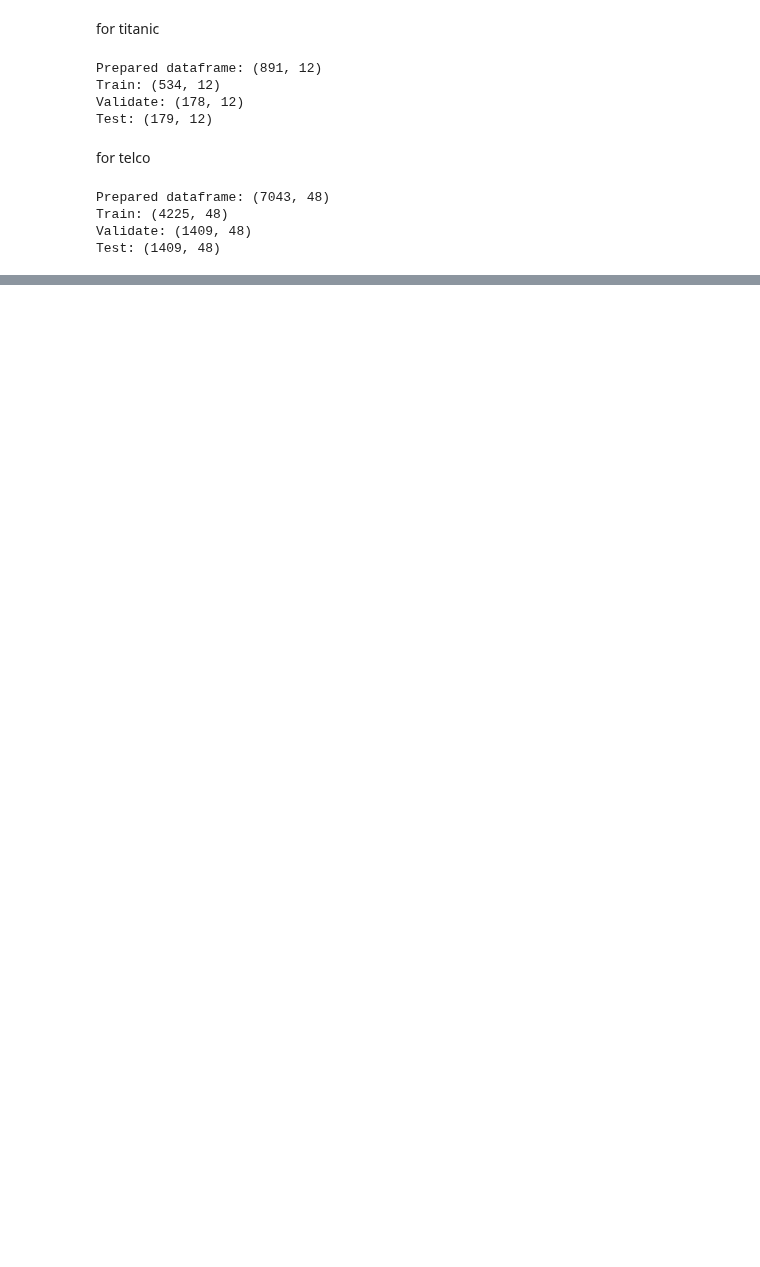
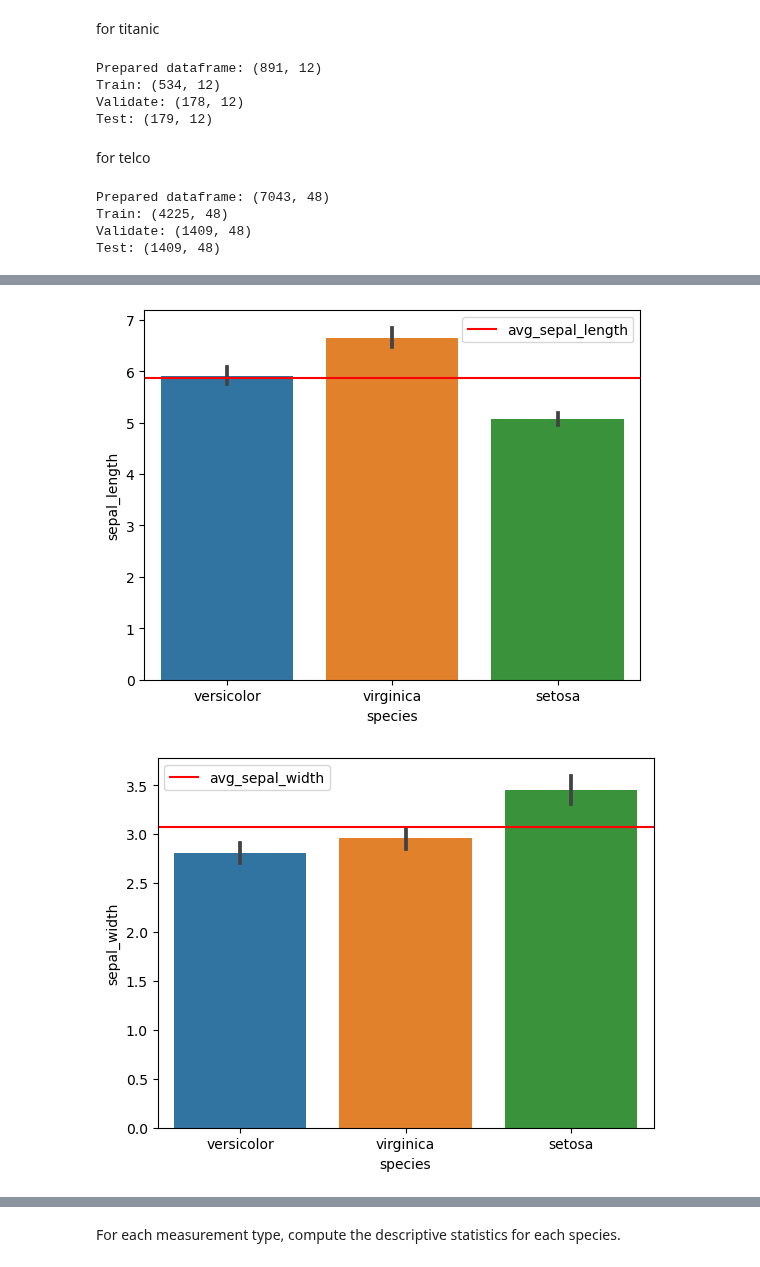
Before and after one commit to JAJCole/classification-exercises, a Jupyter notebook: classification_exercises.ipynb, the cells around one changed output, grey strips where cells are left out. Drawn from its saved outputs; the diff is of its cells as text; code cells hidden in the pictures; blank space fills up the shorter version.

```diff
--- a/classification_exercises.ipynb
+++ b/classification_exercises.ipynb
@@ -665,0 +812,18 @@ Test: (1409, 48)
+# %%
+# function for all features and their avg line
+
+
+features = ['sepal_length', 'sepal_width', 'petal_length', 'petal_width']
+
+plot_avg_line = lambda feature: (
+    sns.barplot(x='species', y=feature, data=train_iris),
+    plt.axhline(train_iris[feature].mean(), label=f'avg_{feature}', color='r'),
+    plt.legend(),
+    plt.show()
+)
+
+for feature in features:
+    plot_avg_line(feature)
+# %% [output]
+[figure, added]
+[figure, added]
@@ -665,0 +832,2 @@ Test: (1409, 48)
+# %% [markdown]
+For each measurement type, compute the descriptive statistics for each species.
```
Also changed, not shown: parts of 35 cells of this notebook.
